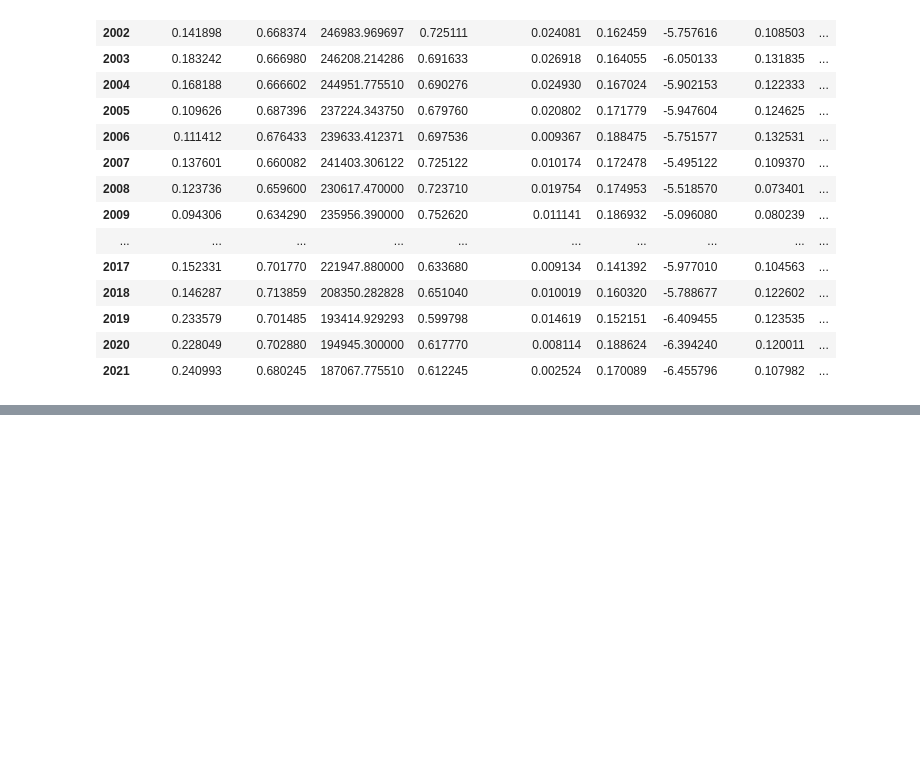
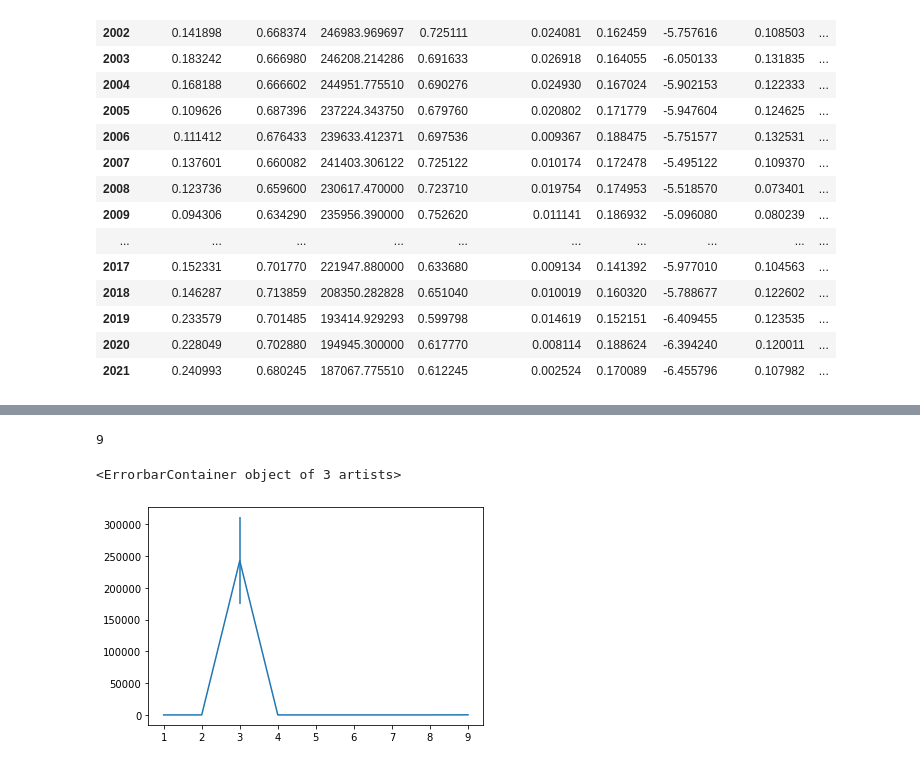
Before and after one commit to dianaagustinaf/spotidata-project, a Jupyter notebook: YearByYearComparison.ipynb, the cells around one changed output, grey strips where cells are left out. Cells and saved outputs as stored; diff of their text form; code cells hidden in the pictures; blank space fills up the shorter version.

```diff
--- a/YearByYearComparison.ipynb
+++ b/YearByYearComparison.ipynb
@@ -299,0 +327,18 @@ Valence has decreased over time with a slight rise towards the end.
+# %%
+AudioColumns=AllYears.columns[7:16]
+NeededColumns=AllYears.columns
+AllYearsAudio=AllYears[AudioColumns]
+errorplot=[]
+medianplot=[]
+for Audio in AudioColumns:
+    [MIN,lower,median,upper,MAX]=Year2000[Audio].quantile([0,0.25,0.5,0.75,1])
+    medianplot.append(median)
+    IQR=upper-lower
+    error=1.5*IQR
+    errorplot.append(error)
+print(len(medianplot))
+plt.errorbar([1,2,3,4,5,6,7,8,9],medianplot,errorplot)
+# %% [output]
+9
+<ErrorbarContainer object of 3 artists>
+[figure, added]
```
Also changed, not shown: parts of 16 cells of this notebook, 18 other files.
